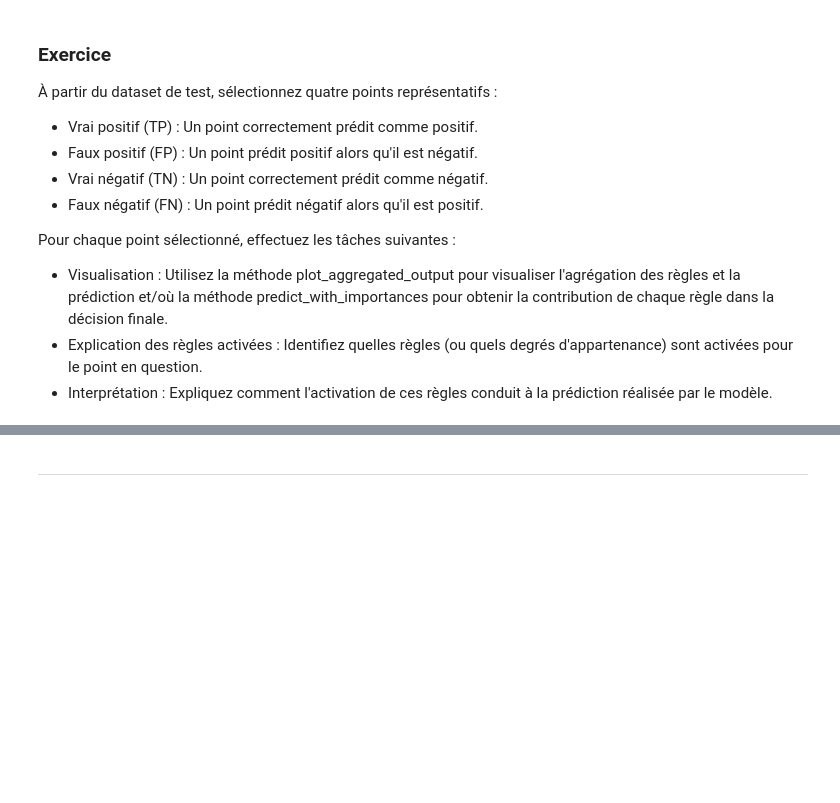
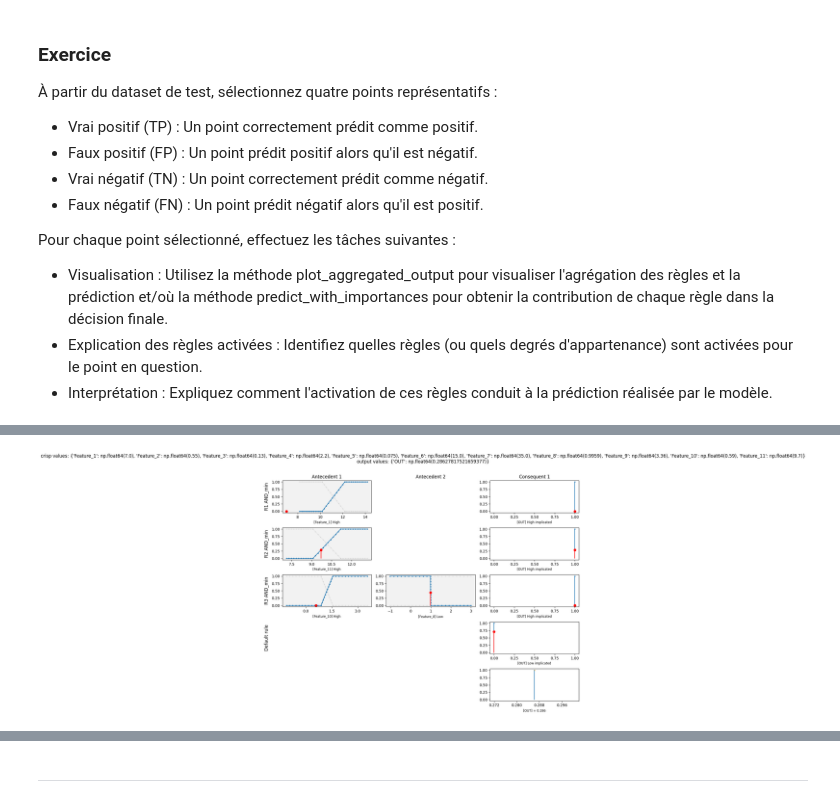
Before and after one commit to Raynobrak/heigvd-labos-xai, a Jupyter notebook: TP3/XAI_TP3_2025_AnçayRémi_CharbonnierLucas.ipynb, the cells around one changed output, grey strips where cells are left out. Saved outputs shown, nothing was run; the diff lists cells and outputs as text; code cells hidden in the pictures; blank space fills up the shorter version.

```diff
--- a/TP3/XAI_TP3_2025_AnçayRémi_CharbonnierLucas.ipynb
+++ b/TP3/XAI_TP3_2025_AnçayRémi_CharbonnierLucas.ipynb
@@ -365,0 +425,5 @@ En vous appuyant sur les visualisations et analyses précédentes, expliquez en
+# %%
+# Example d'un False Negative
+best_model.plot_aggregated_output(X_test[fn_idx[0]])
+# %% [output]
+[figure, added]
```
Also changed, not shown: parts of 22 cells of this notebook.
